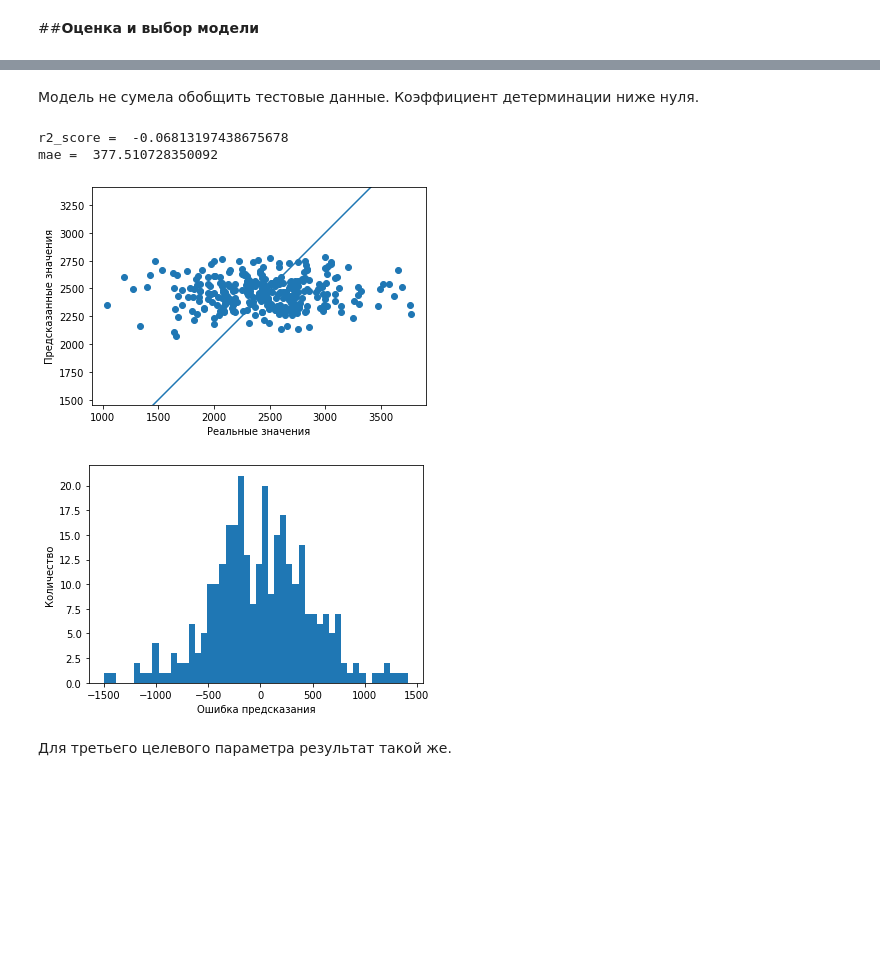
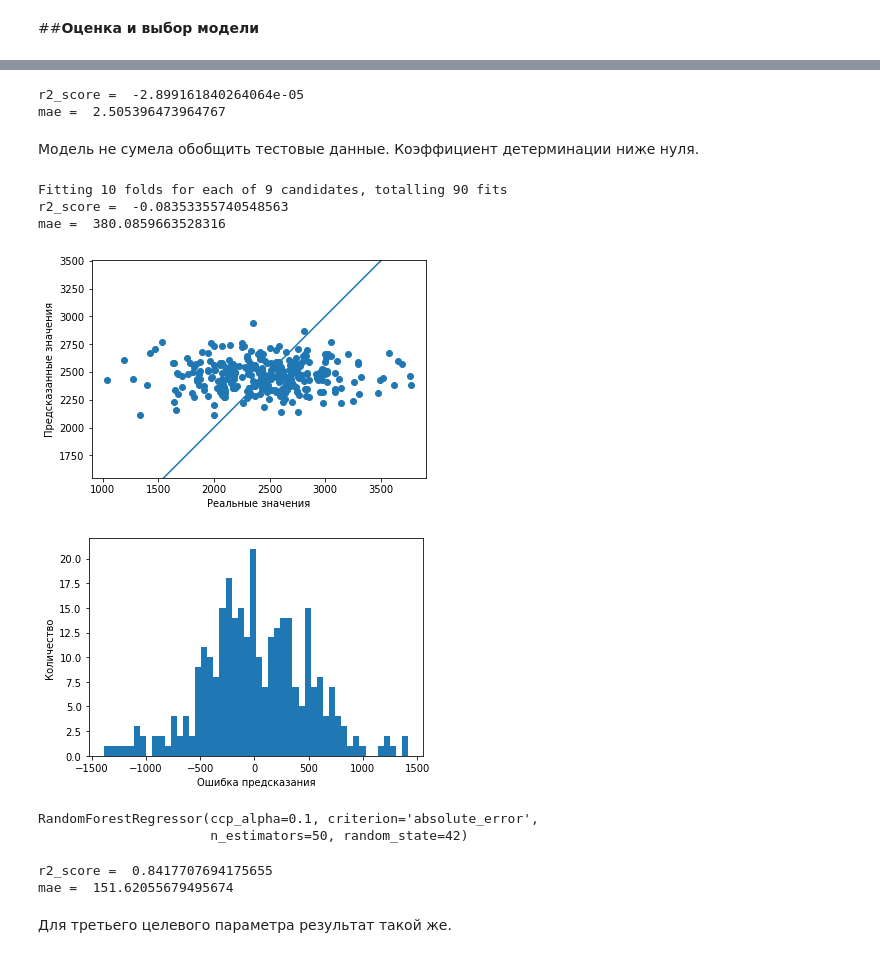
Before and after one commit to edelpike/data_science, a Jupyter notebook: VKR_shchukin.ipynb, the cells around one changed output, grey strips where cells are left out. Cells and saved outputs as stored; diff of their text form; code cells hidden in the pictures; blank space fills up the shorter version.

```diff
--- a/VKR_shchukin.ipynb
+++ b/VKR_shchukin.ipynb
@@ -517,19 +566,47 @@ RandomForestRegressor(ccp_alpha=0.5, criterion='absolute_error',
+# %%
+# На тренировочной выборке
+print('r2_score = ', r2_score(y_mm2_trn, rfr2_best.predict(x_mm2_trn)))
+print('mae = ', mean_absolute_error(y_mm2_trn, rfr2_best.predict(x_mm2_trn)))
+# %% [output]
+r2_score =  -2.899161840264064e-05
+mae =  2.505396473964767
 # %% [markdown]
 Модель не сумела обобщить тестовые данные.
 Коэффициент детерминации ниже нуля.
 # %%
 # Воспользуемся предыдущей моделью для предсказания третьей целевой переменной
-rfr3 = RandomForestRegressor(ccp_alpha=0.5, criterion='absolute_error', n_estimators=30, random_state=42)
-rfr3.fit(x_mm3_trn, y_mm3_trn)
-print('r2_score = ', r2_score(y_mm3_tst, rfr3.predict(x_mm3_tst)))
-print('mae = ', mean_absolute_error(y_mm3_tst, rfr3.predict(x_mm3_tst)))
-test_predictions = rfr3.predict(x_mm3_tst).flatten()
+# Параметры для RandomForestRegressor
+par_rfr = {'n_estimators' : [30, 40, 50],
+              'criterion' : ['absolute_error'],
+               'ccp_alpha': [0.1, 0.3, 0.5]
+             }
+
+rfr3 = RandomForestRegressor(random_state = 42)
+gs3 = GridSearchCV(estimator = rfr3, param_grid = par_rfr, cv = 10, verbose = True)
+gs3.fit(x_mm3_trn, y_mm3_trn)
+rfr3_best = gs3.best_estimator_
+print('r2_score = ', r2_score(y_mm3_tst, rfr3_best.predict(x_mm3_tst)))
+print('mae = ', mean_absolute_error(y_mm3_tst, rfr3_best.predict(x_mm3_tst)))
+test_predictions = rfr3_best.predict(x_mm3_tst).flatten()
 plot_prediction(y_mm3_tst, test_predictions)
 # %% [output]
-r2_score =  -0.06813197438675678
-mae =  377.510728350092
+Fitting 10 folds for each of 9 candidates, totalling 90 fits
+r2_score =  -0.08353355740548563
+mae =  380.0859663528316
-[figure, old version]
+[figure, new version]
-[figure, old version]
+[figure, new version]
+# %%
+rfr3_best
+# %% [output]
+RandomForestRegressor(ccp_alpha=0.1, criterion='absolute_error',
+                      n_estimators=50, random_state=42)
+# %%
+# На тренировочной выборке
+print('r2_score = ', r2_score(y_mm3_trn, rfr3_best.predict(x_mm3_trn)))
+print('mae = ', mean_absolute_error(y_mm3_trn, rfr3_best.predict(x_mm3_trn)))
+# %% [output]
+r2_score =  0.8417707694175655
+mae =  151.62055679495674
 # %% [markdown]
 Для третьего целевого параметра результат такой же.
 # %%
```
Also changed, not shown: parts of 27 cells of this notebook.
